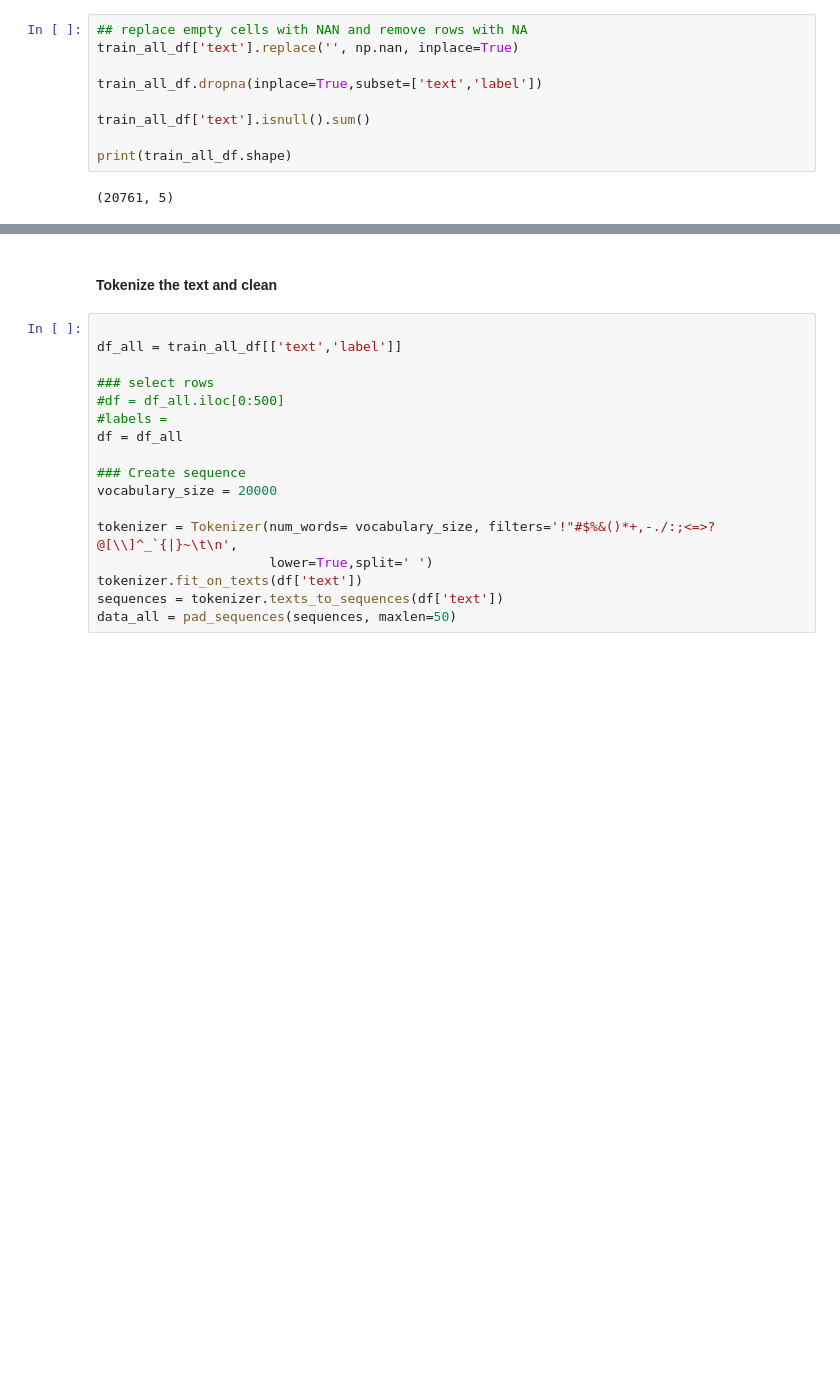
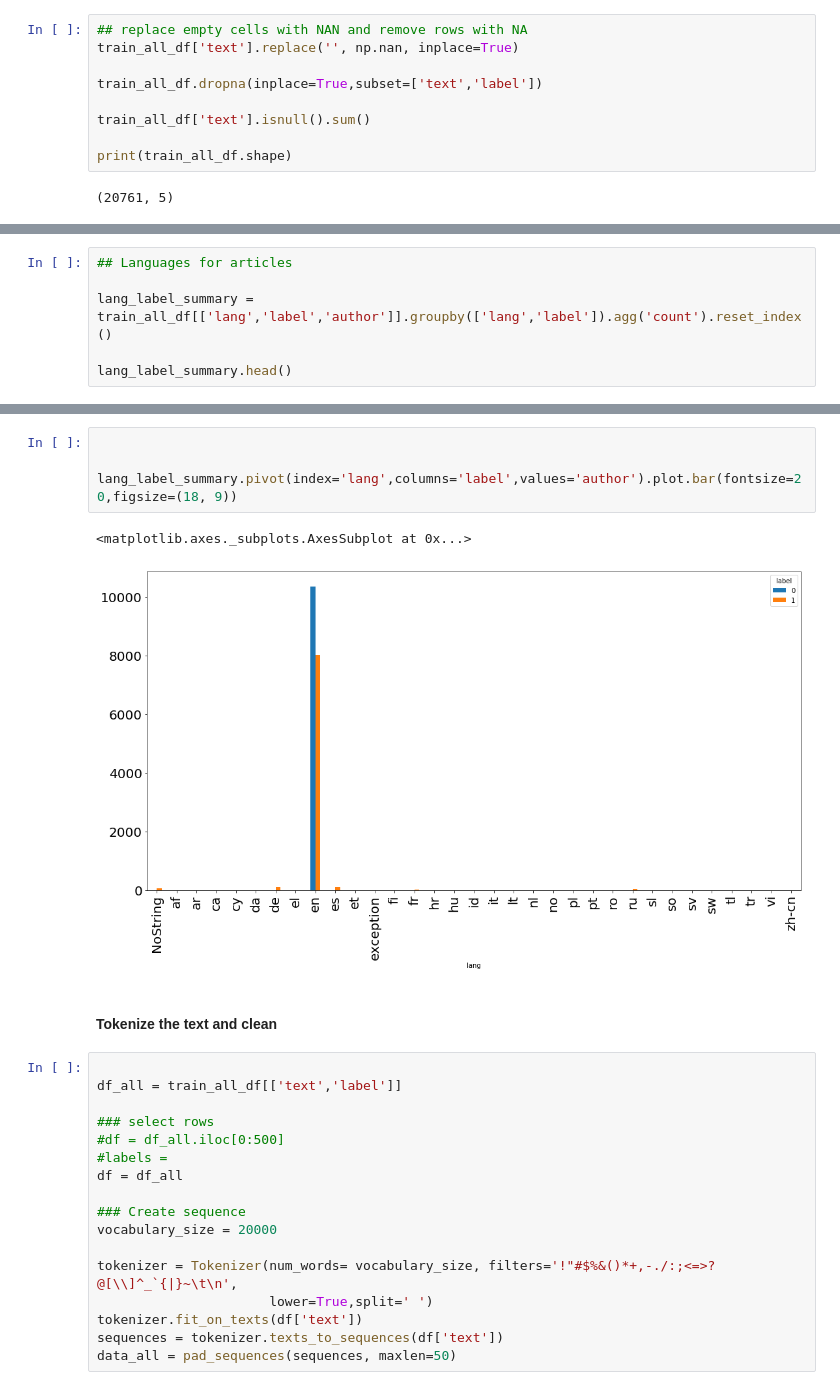
Before and after one commit to gtg269c/mlnd_capstone_fakenews1, a Jupyter notebook: FakeNews_set1_clean_token_embed_LSTM_2.ipynb, the cells around one changed output, grey strips where cells are left out. Drawn from its saved outputs; the diff is of its cells as text; blank space fills up the shorter version.

```diff
--- a/FakeNews_set1_clean_token_embed_LSTM_2.ipynb
+++ b/FakeNews_set1_clean_token_embed_LSTM_2.ipynb
@@ -107,0 +169,6 @@ print(train_all_df.shape)
+# %%
+## Languages for articles
+
+lang_label_summary = train_all_df[['lang','label','author']].groupby(['lang','label']).agg('count').reset_index()
+
+lang_label_summary.head()
@@ -108,3 +182,10 @@ print(train_all_df.shape)
+# %%
+
+
+lang_label_summary.pivot(index='lang',columns='label',values='author').plot.bar(fontsize=20,figsize=(18, 9))
+# %% [output]
+<matplotlib.axes._subplots.AxesSubplot at 0x...>
+[figure, added]
 # %% [markdown]
 #### Tokenize the text and clean
 # %%
```
Also changed, not shown: parts of 18 cells of this notebook.
